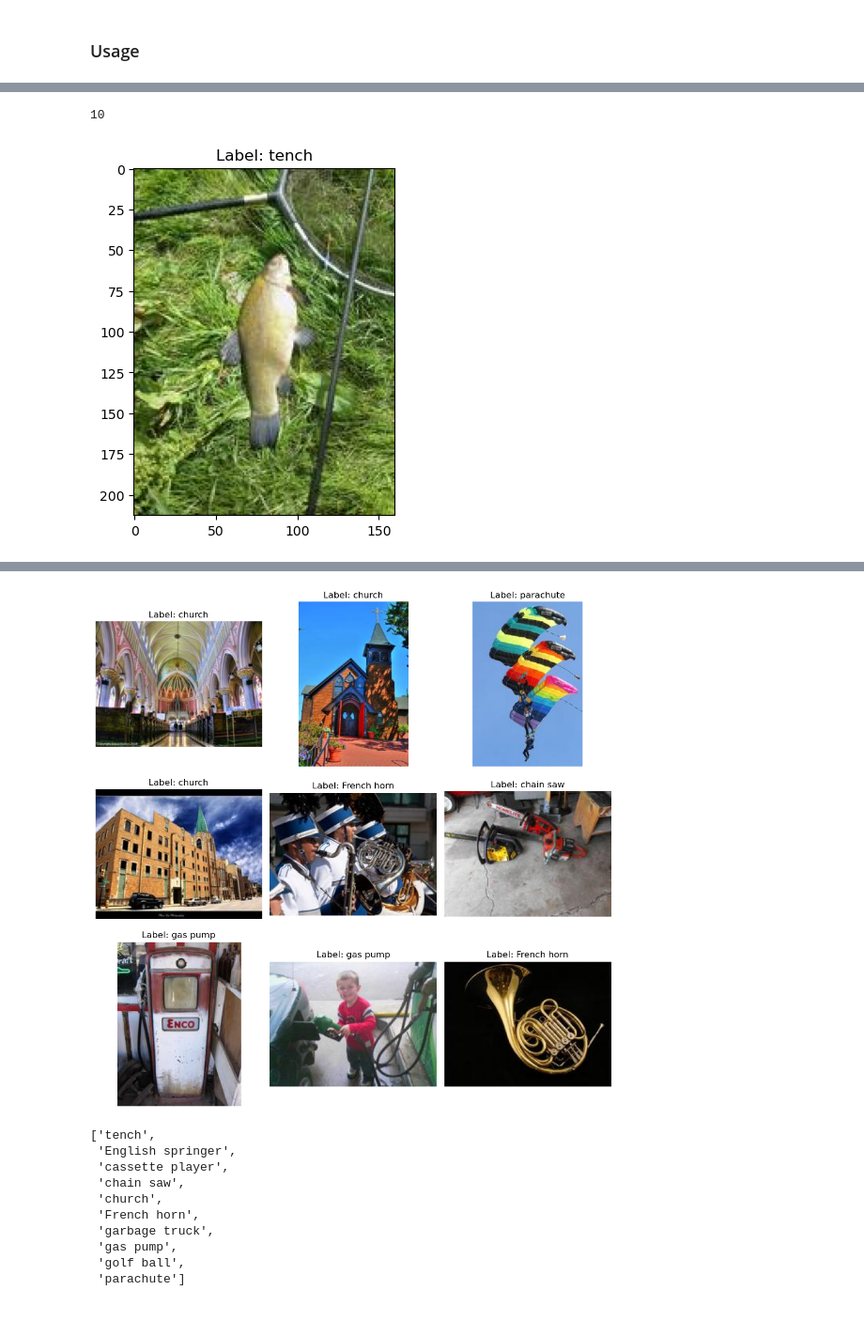
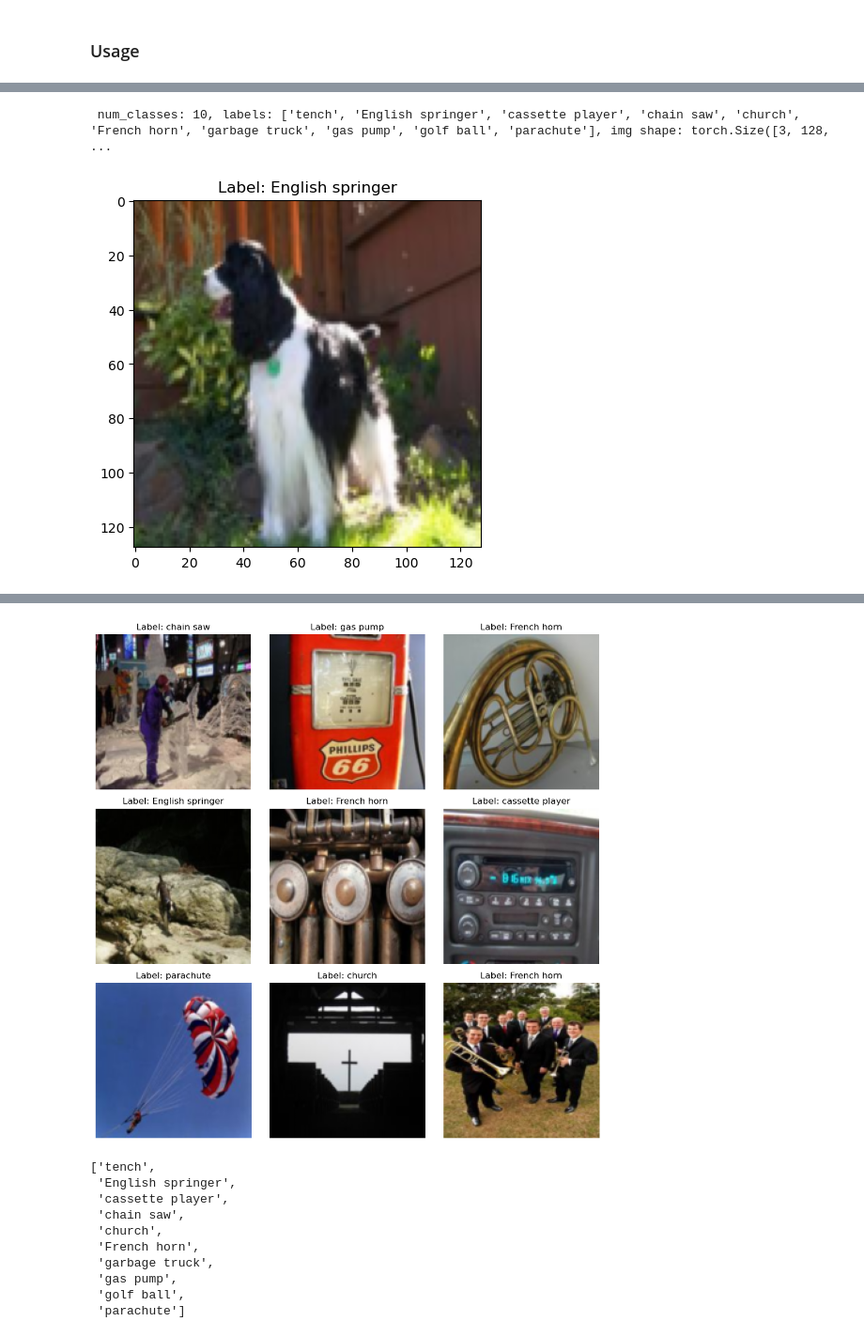
Before and after one commit to slegroux/nimrod, a Jupyter notebook: nbs/image.datasets.ipynb, the cells around one changed output, grey strips where cells are left out. Shown at 94% size. Cells and saved outputs as stored; diff of their text form; code cells hidden in the pictures.

```diff
--- a/nbs/image.datasets.ipynb
+++ b/nbs/image.datasets.ipynb
@@ -194,12 +189,26 @@ class ImageDataset(ImagePlotMixin, Dataset):
             verification_mode=verification_mode
 
         )
+        self.image_column_name = 'image'
         if name == 'cifar10':
-            self.images = self.hf_ds['img']
-        else:
-            self.images = self.hf_ds['image']
+            self.image_column_name = 'img'
+
+        self.images = self.hf_ds[self.image_column_name]
+
+        if name == "huggan/smithsonian_butterflies_subset":
+            # no default label col available using 'taxonomy' instead
+            unique_labels =list(set(self.hf_ds['taxonomy']))
+            cl = ClassLabel(names=unique_labels)
+            self.hf_ds = self.hf_ds.map(lambda example: {'label': cl.str2int(example['taxonomy'])})
+            self.hf_ds = self.hf_ds.cast_column('label', cl)
+
         self.labels = self.hf_ds['label']
+
         self.transform = transforms
+
+    def add_label_column(example):
+        example['label'] = cl.str2int(example['taxonomy'])
+        return example
 
     @property
     def num_classes(self):
@@ -502,7 +550,7 @@ class ImageDataModule(ImagePlotMixin, DataModule, LightningDataModule):
 
 dm = ImageDataModule(
     'frgfm/imagenette','160px',
-    transforms=transforms.Compose([transforms.ToTensor(),transforms.Resize((160, 160))]),
+    transforms=transforms.Compose([transforms.ToTensor(),transforms.Resize((128, 128))]),
     data_dir='../data/image',
     train_val_split=[0.8, 0.2],
     batch_size = 64,
@@ -510,7 +558,6 @@ dm = ImageDataModule(
     pin_memory= False,
     persistent_workers=False,
     exclude_grey_scale = True
-
 )
 
 # download or reference data from dir
@@ -518,7 +565,7 @@ dm.prepare_data()
 
 # define train, eval, test subsets
 dm.setup()
-print(dm.num_classes)
+print(f" num_classes: {dm.num_classes}, labels: {dm.label_names}, img shape: {dm.train_ds[0][0].shape}")
 # show data
 dm.show(1)
 dm.show_grid(3,3)
@@ -529,2 +576,2 @@ dm.show_grid(3,3)
-10
+ num_classes: 10, labels: ['tench', 'English springer', 'cassette player', 'chain saw', 'church', 'French horn', 'garbage truck', 'gas pump', 'golf ball', 'parachute'], img shape: torch.Size([3, 128,  ...
-[figure, old version]
+[figure, new version]
@@ -531,4 +582,4 @@ dm.show_grid(3,3)
-[figure, old version]
+[figure, new version]
 # %%
 # dm.label_names
 # %% [output]
```
Also changed, not shown: parts of 14 cells of this notebook, 3 other files.
